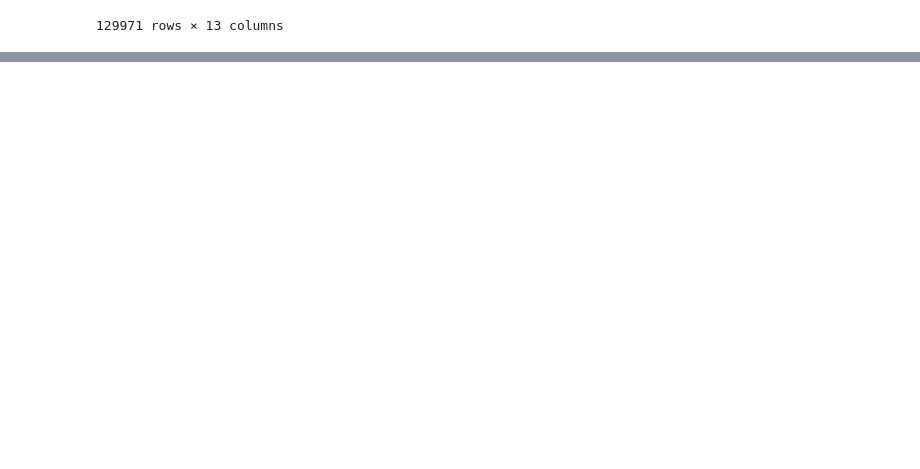
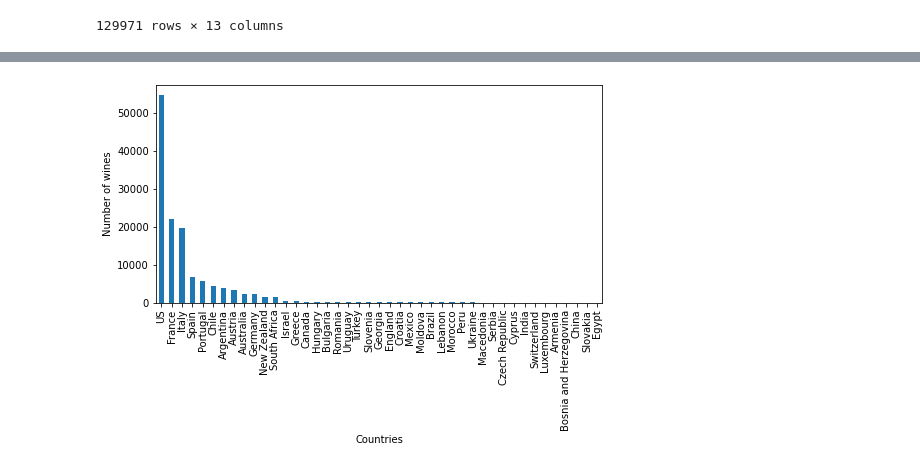
Before and after one commit to annkou/NLP, a Jupyter notebook: word_cloud_notebook.ipynb, the cells around one changed output, grey strips where cells are left out. Saved outputs shown, nothing was run; the diff lists cells and outputs as text; code cells hidden in the pictures; blank space fills up the shorter version.

```diff
--- a/word_cloud_notebook.ipynb
+++ b/word_cloud_notebook.ipynb
@@ -42,0 +75,4 @@ data
+# %%
+#groupby country
+country = data.groupby('country')
+country.describe().head(3)
@@ -42,0 +97,10 @@ data
+# %%
+#plot number of wines by country--> bar or boxplot
+plt.figure(figsize = (8,4))
+country.size().sort_values(ascending=False).plot.bar()
+plt.xlabel('Countries')
+plt.ylabel('Number of wines')
+plt.show()
+#US and France have the most wines but England and India have the best scores. So quantity does not necessarily mean quality.
+# %% [output]
+[figure, added]
```
Also changed, not shown: parts of 10 cells of this notebook.
